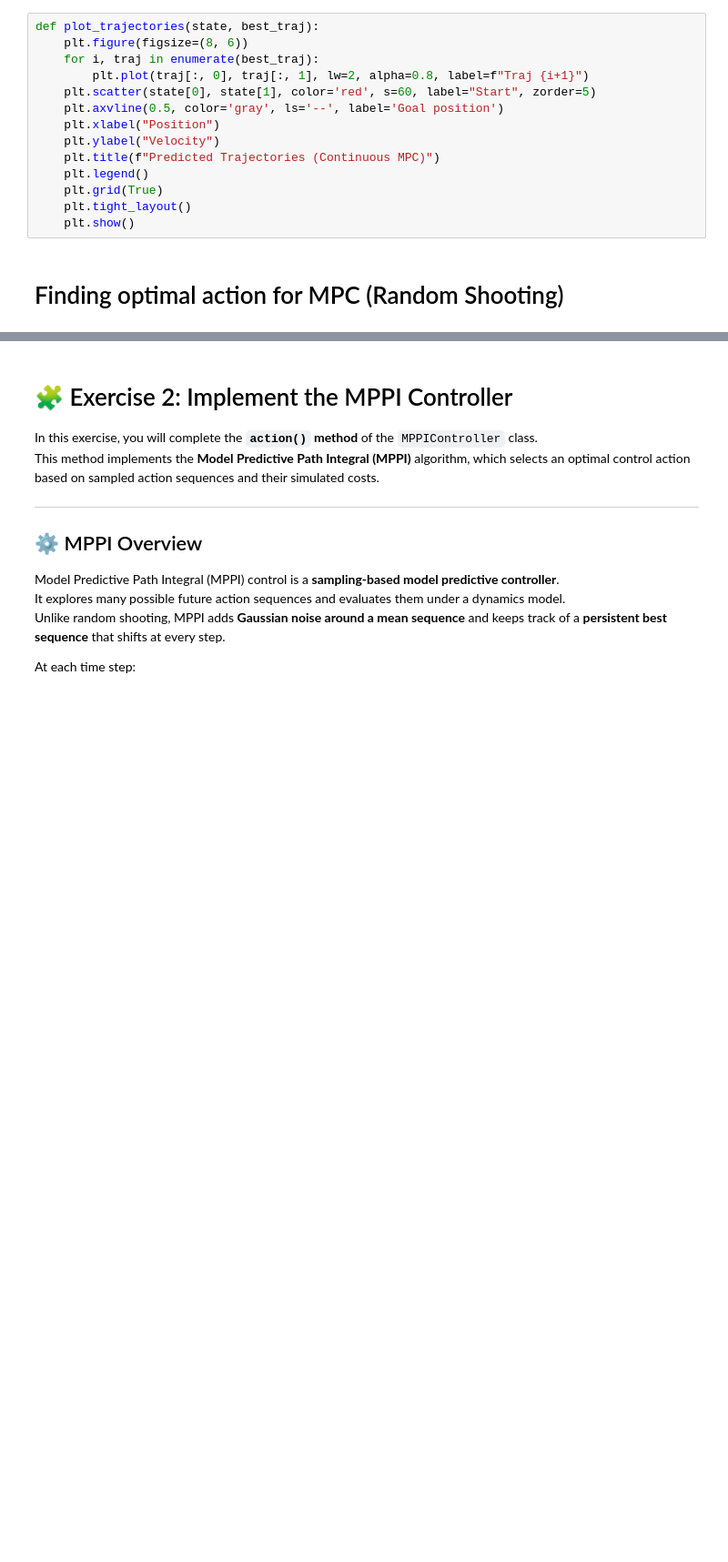
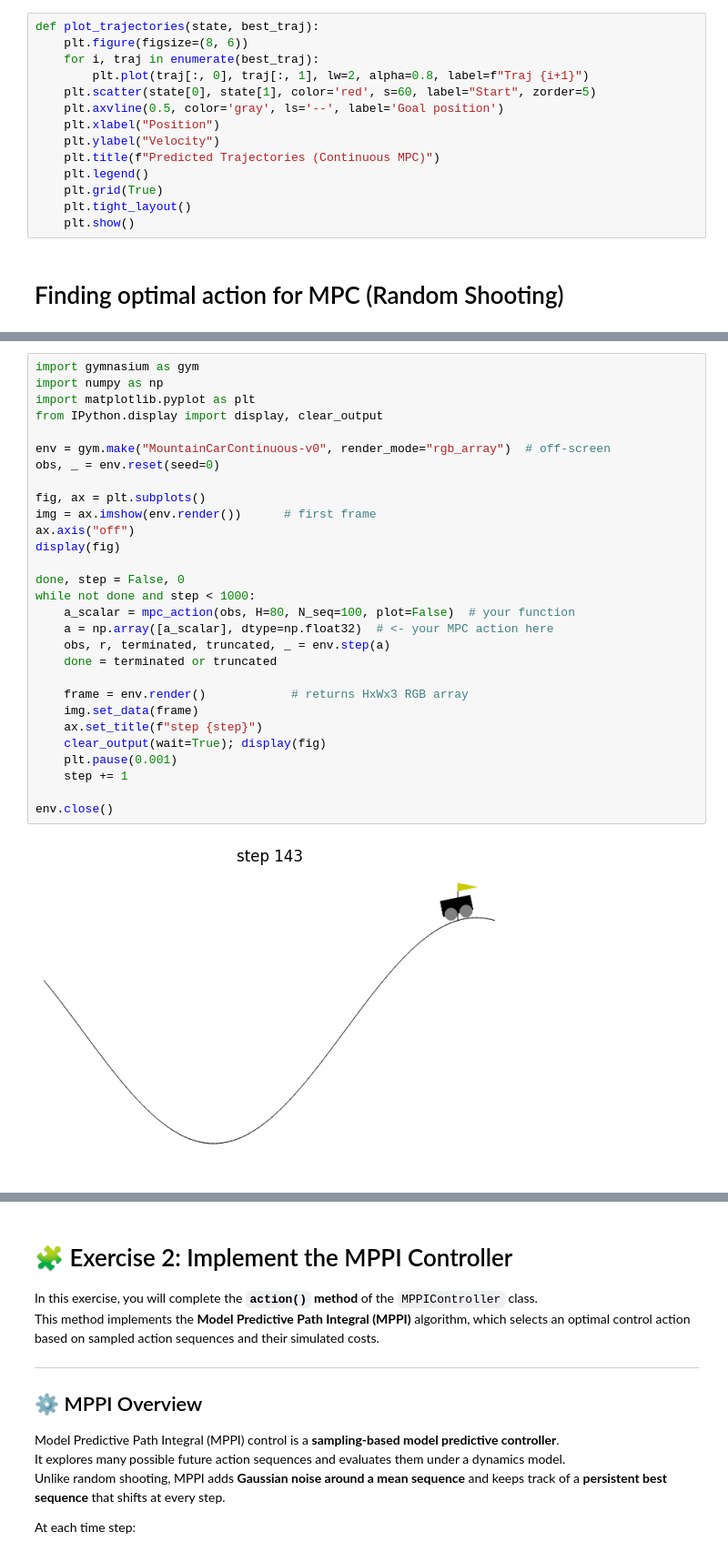
Before and after one commit to JuanCarlos-TiqueRangel/Reinforcement_Learning, a Jupyter notebook: lab9_mountain_optimal.ipynb, the cells around one changed output, grey strips where cells are left out. Shown at 91% size. Drawn from its saved outputs; the diff is of its cells as text; blank space fills up the shorter version.

```diff
--- a/lab9_mountain_optimal.ipynb
+++ b/lab9_mountain_optimal.ipynb
@@ -282,0 +288,31 @@ plot_trajectory(trajectory)
+# %%
+import gymnasium as gym
+import numpy as np
+import matplotlib.pyplot as plt
+from IPython.display import display, clear_output
+
+env = gym.make("MountainCarContinuous-v0", render_mode="rgb_array")  # off-screen
+obs, _ = env.reset(seed=0)
+
+fig, ax = plt.subplots()
+img = ax.imshow(env.render())      # first frame
+ax.axis("off")
+display(fig)
+
+done, step = False, 0
+while not done and step < 1000:
+    a_scalar = mpc_action(obs, H=80, N_seq=100, plot=False)  # your function
+    a = np.array([a_scalar], dtype=np.float32)  # <- your MPC action here
+    obs, r, terminated, truncated, _ = env.step(a)
+    done = terminated or truncated
+
+    frame = env.render()            # returns HxWx3 RGB array
+    img.set_data(frame)
+    ax.set_title(f"step {step}")
+    clear_output(wait=True); display(fig)
+    plt.pause(0.001)
+    step += 1
+
+env.close()
+# %% [output]
+[figure, added]
```
Also changed, not shown: parts of 15 cells of this notebook.
